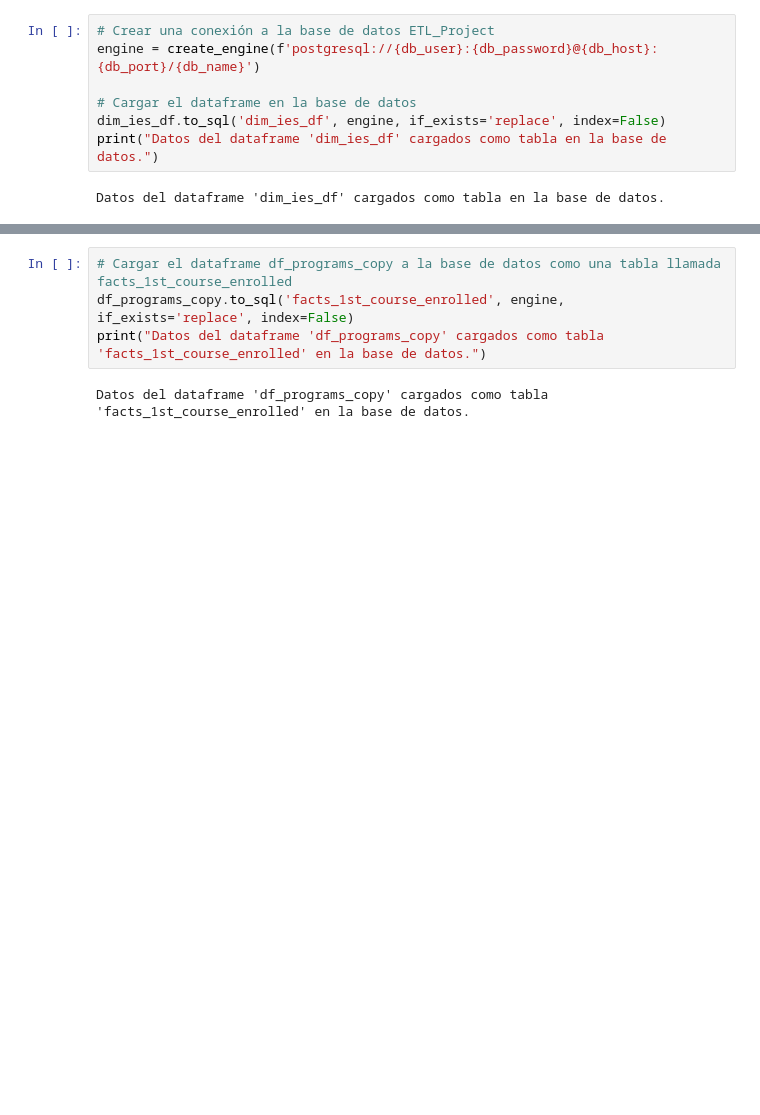
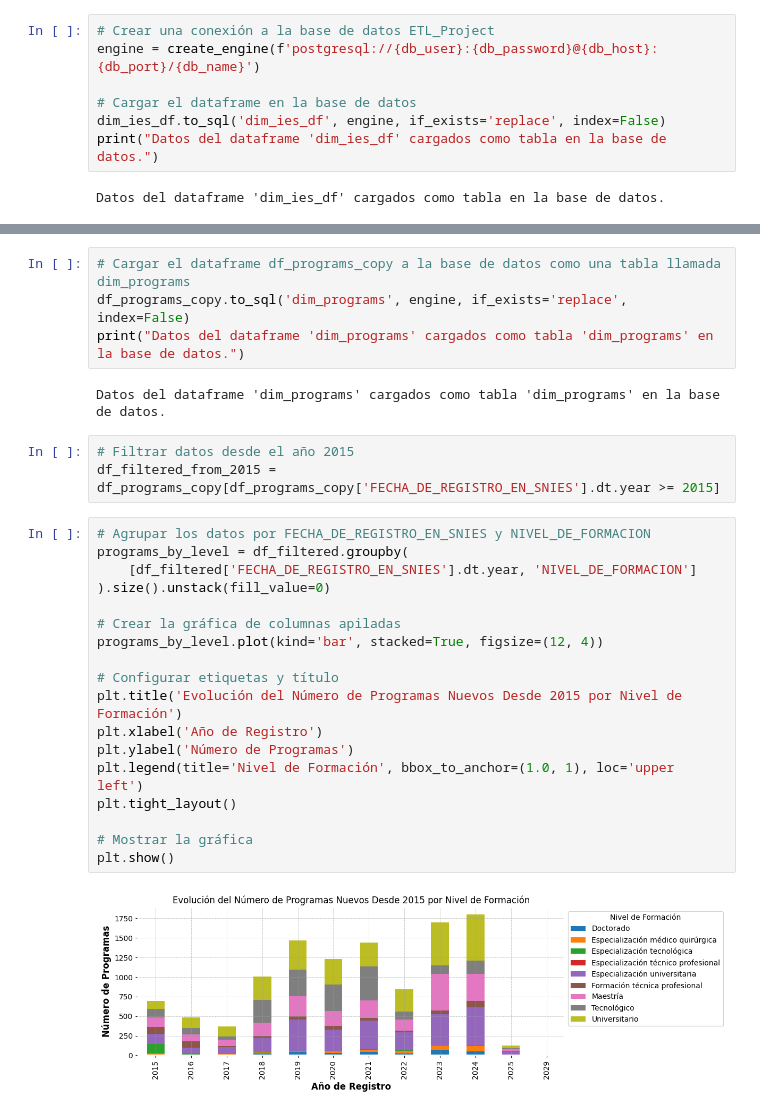
Before and after one commit to jennramos87/Proyecto_ETL, a Jupyter notebook: Porgrams.ipynb, the cells around one changed output, grey strips where cells are left out. Drawn from its saved outputs; the diff is of its cells as text; blank space fills up the shorter version.

```diff
--- a/Porgrams.ipynb
+++ b/Porgrams.ipynb
@@ -287,6 +461,29 @@ df_programs_copy.shape
 # %%
-# Cargar el dataframe df_programs_copy a la base de datos como una tabla llamada facts_1st_course_enrolled
-df_programs_copy.to_sql('facts_1st_course_enrolled', engine, if_exists='replace', index=False)
-print("Datos del dataframe 'df_programs_copy' cargados como tabla 'facts_1st_course_enrolled' en la base de datos.")
+# Cargar el dataframe df_programs_copy a la base de datos como una tabla llamada dim_programs
+df_programs_copy.to_sql('dim_programs', engine, if_exists='replace', index=False)
+print("Datos del dataframe 'dim_programs' cargados como tabla 'dim_programs' en la base de datos.")
 # %% [output]
-Datos del dataframe 'df_programs_copy' cargados como tabla 'facts_1st_course_enrolled' en la base de datos.
+Datos del dataframe 'dim_programs' cargados como tabla 'dim_programs' en la base de datos.
+# %%
+# Filtrar datos desde el año 2015
+df_filtered_from_2015 = df_programs_copy[df_programs_copy['FECHA_DE_REGISTRO_EN_SNIES'].dt.year >= 2015]
+# %%
+# Agrupar los datos por FECHA_DE_REGISTRO_EN_SNIES y NIVEL_DE_FORMACION
+programs_by_level = df_filtered.groupby(
+    [df_filtered['FECHA_DE_REGISTRO_EN_SNIES'].dt.year, 'NIVEL_DE_FORMACION']
+).size().unstack(fill_value=0)
+
+# Crear la gráfica de columnas apiladas
+programs_by_level.plot(kind='bar', stacked=True, figsize=(12, 4))
+
+# Configurar etiquetas y título
+plt.title('Evolución del Número de Programas Nuevos Desde 2015 por Nivel de Formación')
+plt.xlabel('Año de Registro')
+plt.ylabel('Número de Programas')
+plt.legend(title='Nivel de Formación', bbox_to_anchor=(1.0, 1), loc='upper left')
+plt.tight_layout()
+
+# Mostrar la gráfica
+plt.show()
+# %% [output]
+[figure, added]
```
Also changed, not shown: parts of 19 cells of this notebook, 2 other files.
